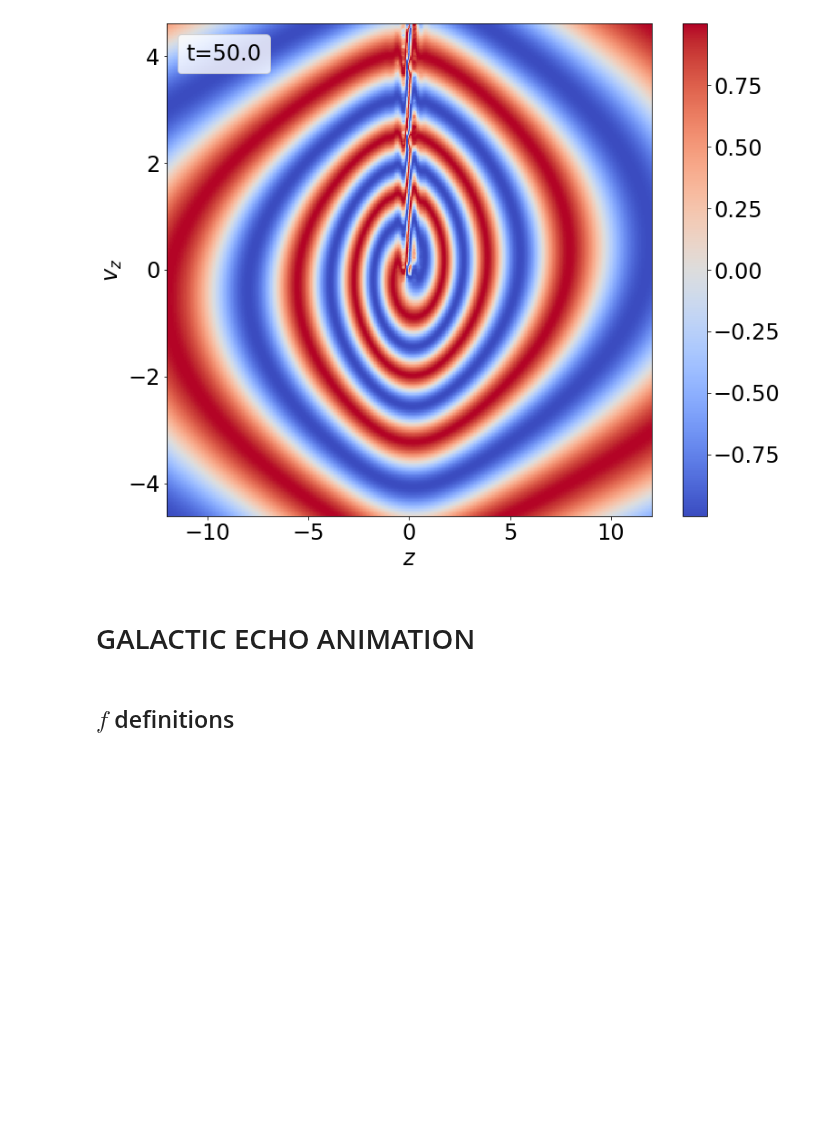
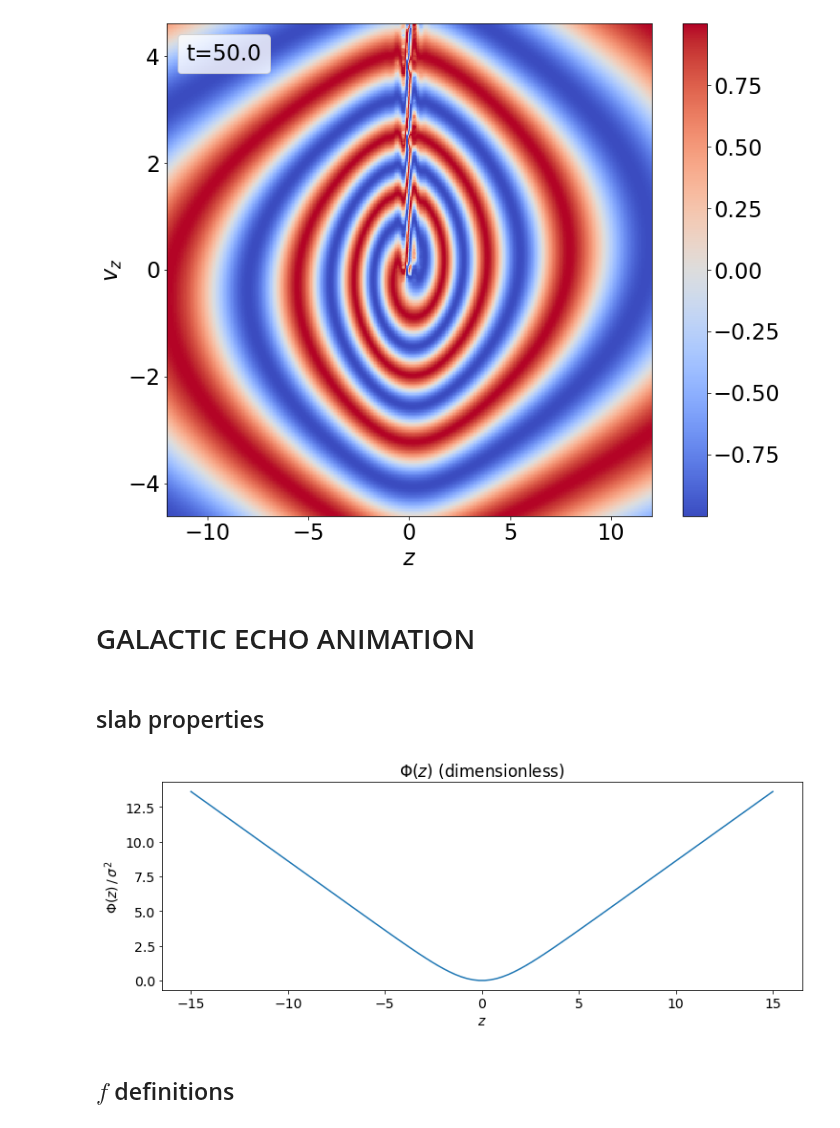
Before and after one commit to Jupiter1994/plasma-echo, a Jupyter notebook: Galactic Phase Mixing and Echo.ipynb, the cells around one changed output. Saved outputs shown, nothing was run; the diff lists cells and outputs as text; code cells hidden in the pictures; blank space fills up the shorter version.

```diff
--- a/Galactic Phase Mixing and Echo.ipynb
+++ b/Galactic Phase Mixing and Echo.ipynb
@@ -545,11 +545,38 @@ def f_0_distro(J):
     '''
 
     return np.exp(-1*Hamiltonian(J)) / np.sqrt(2 * np.pi)
+# %% [markdown]
+## slab properties
+# %%
+def Phi(z):
+    '''
+    Represents the (dimensionless) slab potential.
+
+    '''
+
+    return 2 * np.log(np.cosh(z / 2))
 # %%
+plt.figure(figsize=(12,4))
+
 Js_temp = np.linspace(0, 20, 100)
 
-plt.plot(Js_temp, df0_dJ(Js_temp))
-plt.plot(Js_temp, f_0(Js_temp))
+# plt.plot(Js_temp, f_0(Js_temp))
+# plt.xlabel('$J$')
+# plt.ylabel(r'$f_0(J) \, / \, (\rho_0 / \sigma)$ ')
+# plt.title('$f_0(J)$ (dimensionless)')
+
+# plt.show()
+
+zs_temp = np.linspace(-15, 15, 100)
+
+plt.plot(zs_temp, Phi(zs_temp))
+plt.xlabel('$z$')
+plt.ylabel(r'$\Phi(z) \, / \, \sigma^2$ ')
+plt.title('$\Phi(z)$ (dimensionless)')
+
+plt.show()
+# %% [output]
+[figure, added]
 # %% [markdown]
 ## $f$ definitions
 # %%
```
Also changed, not shown: parts of 3 cells of this notebook, 4 other files.
